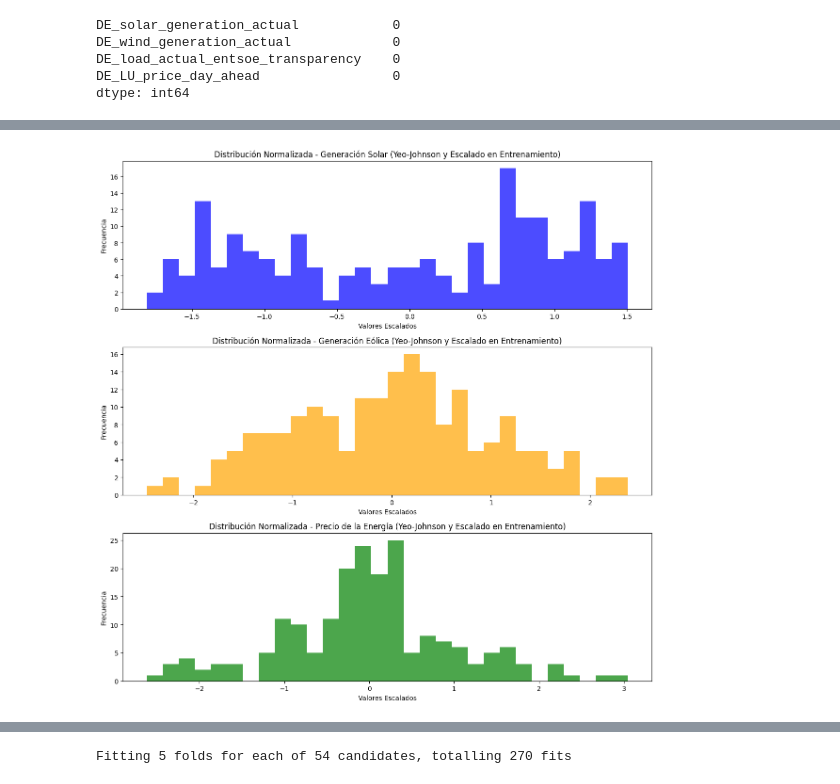
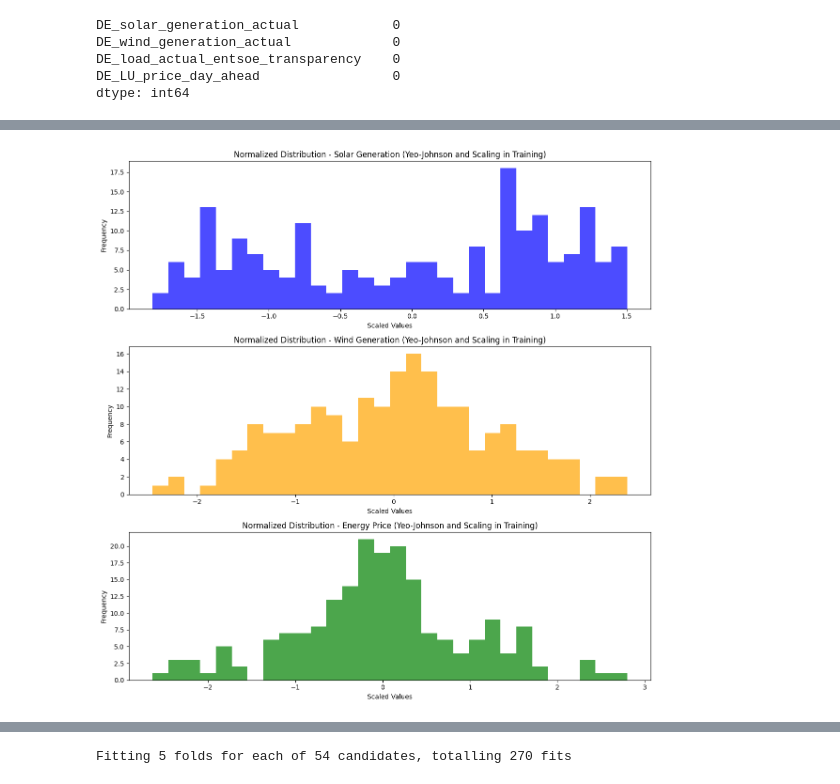
Before and after one commit to spectrox0/master-tfm, a Jupyter notebook: src/notebooks/XGBoost Model/XGBoost_Model.ipynb, the cells around one changed output, grey strips where cells are left out. Cells and saved outputs as stored; diff of their text form; code cells hidden in the pictures.

```diff
--- a/src/notebooks/XGBoost Model/XGBoost_Model.ipynb
+++ b/src/notebooks/XGBoost Model/XGBoost_Model.ipynb
@@ -10,3 +11,9 @@ import matplotlib.pyplot as plt
 # %%
-# Cargar los datos
-data = pd.read_csv('processed_data_final.csv', parse_dates=['utc_timestamp'], index_col='utc_timestamp')
+# Load the data
+data = load_time_series_60min()
+# %%
+# Filter relevant columns
+columns_of_interest = ['DE_solar_generation_actual', 'DE_wind_generation_actual', 'DE_load_actual_entsoe_transparency', 'DE_LU_price_day_ahead']
+data = data[columns_of_interest]
+data = data.resample('W').mean()
+data.head(10)
@@ -187,7 +207,7 @@ import numpy as np
 import pandas as pd
 from sklearn.model_selection import train_test_split
 
-# Dividir los datos en entrenamiento (train) y prueba (test)
+# Split data into training (train) and test (test)
 X_train, X_test, y_train, y_test = train_test_split(
     data[['DE_solar_generation_actual', 'DE_wind_generation_actual', 'DE_LU_price_day_ahead']],
     data['DE_load_actual_entsoe_transparency'],
@@ -195,73 +215,73 @@ X_train, X_test, y_train, y_test = train_test_split(
     random_state=42
 )
 
-# Paso 1: Aplicar la transformación de Yeo-Johnson SOLO AJUSTANDO con X_train
+# Step 1: Apply Yeo-Johnson transformation by fitting only on X_train
 transformer = PowerTransformer(method='yeo-johnson')
-X_train_yeo_johnson = transformer.fit_transform(X_train)  # Ajustamos y transformamos X_train
-X_test_yeo_johnson = transformer.transform(X_test)  # Solo transformamos X_test (sin volver a ajustar)
+X_train_yeo_johnson = transformer.fit_transform(X_train)  # Fit and transform X_train
+X_test_yeo_johnson = transformer.transform(X_test)  # Only transform X_test (no re-fitting)
 
-# Paso 2: Escalar los datos después de la transformación (ajustar solo con X_train)
+# Step 2: Scale the data after transformation (fit only on X_train)
 scaler = StandardScaler()
-X_train_scaled = scaler.fit_transform(X_train_yeo_johnson)  # Ajustamos y escalamos X_train
-X_test_scaled = scaler.transform(X_test_yeo_johnson)  # Solo escalamos X_test (sin volver a ajustar)
+X_train_scaled = scaler.fit_transform(X_train_yeo_johnson)  # Fit and scale X_train
+X_test_scaled = scaler.transform(X_test_yeo_johnson)  # Only scale X_test (no re-fitting)
 
-# Mostrar las primeras filas transformadas y escaladas
-print("Primeras filas de X_train escalado:")
+# Show the first transformed and scaled rows
+print("First rows of scaled X_train:")
 print(X_train_scaled[:5])
 
-print("Primeras filas de X_test escalado:")
+print("First rows of scaled X_test:")
 print(X_test_scaled[:5])
 
-# Graficar las distribuciones de los datos de entrenamiento después de la transformación y el escalado
+# Plot distributions of training data after transformation and scaling
 plt.figure(figsize=(12, 12))
 
-# Generación Solar
+# Solar Generation
 plt.subplot(3, 1, 1)
 plt.hist(X_train_scaled[:, 0], bins=30, color='blue', alpha=0.7)
-plt.title('Distribución Normalizada - Generación Solar (Yeo-Johnson y Escalado en Entrenamiento)')
-plt.xlabel('Valores Escalados')
-plt.ylabel('Frecuencia')
+plt.title('Normalized Distribution - Solar Generation (Yeo-Johnson and Scaling in Training)')
+plt.xlabel('Scaled Values')
+plt.ylabel('Frequency')
 
-# Generación Eólica
+# Wind Generation
 plt.subplot(3, 1, 2)
 plt.hist(X_train_scaled[:, 1], bins=30, color='orange', alpha=0.7)
-plt.title('Distribución Normalizada - Generación Eólica (Yeo-Johnson y Escalado en Entrenamiento)')
-plt.xlabel('Valores Escalados')
-plt.ylabel('Frecuencia')
+plt.title('Normalized Distribution - Wind Generation (Yeo-Johnson and Scaling in Training)')
+plt.xlabel('Scaled Values')
+plt.ylabel('Frequency')
 
-# Precio de la Energía
+# Energy Price
 plt.subplot(3, 1, 3)
 plt.hist(X_train_scaled[:, 2], bins=30, color='green', alpha=0.7)
-plt.title('Distribución Normalizada - Precio de la Energía (Yeo-Johnson y Escalado en Entrenamiento)')
-plt.xlabel('Valores Escalados')
-plt.ylabel('Frecuencia')
+plt.title('Normalized Distribution - Energy Price (Yeo-Johnson and Scaling in Training)')
+plt.xlabel('Scaled Values')
+plt.ylabel('Frequency')
 
 plt.tight_layout()
 plt.show()
 
-# También puedes graficar los datos de prueba si deseas:
+# You can also plot the test data if needed:
 plt.figure(figsize=(12, 12))
 
-# Generación Solar (Prueba)
+# Solar Generation (Test)
 plt.subplot(3, 1, 1)
 plt.hist(X_test_scaled[:, 0], bins=30, color='blue', alpha=0.7)
-plt.title('Distribución Normalizada - Generación Solar (Yeo-Johnson y Escalado en Prueba)')
-plt.xlabel('Valores Escalados')
-plt.ylabel('Frecuencia')
+plt.title('Normalized Distribution - Solar Generation (Yeo-Johnson and Scaling in Test)')
+plt.xlabel('Scaled Values')
+plt.ylabel('Frequency')
 
-# Generación Eólica (Prueba)
+# Wind Generation (Test)
 plt.subplot(3, 1, 2)
 plt.hist(X_test_scaled[:, 1], bins=30, color='orange', alpha=0.7)
-plt.title('Distribución Normalizada - Generación Eólica (Yeo-Johnson y Escalado en Prueba)')
-plt.xlabel('Valores Escalados')
-plt.ylabel('Frecuencia')
+plt.title('Normalized Distribution - Wind Generation (Yeo-Johnson and Scaling in Test)')
+plt.xlabel('Scaled Values')
+plt.ylabel('Frequency')
 
-# Precio de la Energía (Prueba)
+# Energy Price (Test)
 plt.subplot(3, 1, 3)
 plt.hist(X_test_scaled[:, 2], bins=30, color='green', alpha=0.7)
-plt.title('Distribución Normalizada - Precio de la Energía (Yeo-Johnson y Escalado en Prueba)')
-plt.xlabel('Valores Escalados')
-plt.ylabel('Frecuencia')
+plt.title('Normalized Distribution - Energy Price (Yeo-Johnson and Scaling in Test)')
+plt.xlabel('Scaled Values')
+plt.ylabel('Frequency')
 
 plt.tight_layout()
 plt.show()
@@ -281 +301 @@ Primeras filas de X_test escalado:
-[figure, old version]
+[figure, new version]
```
Also changed, not shown: parts of 52 cells of this notebook, 1 other file.
